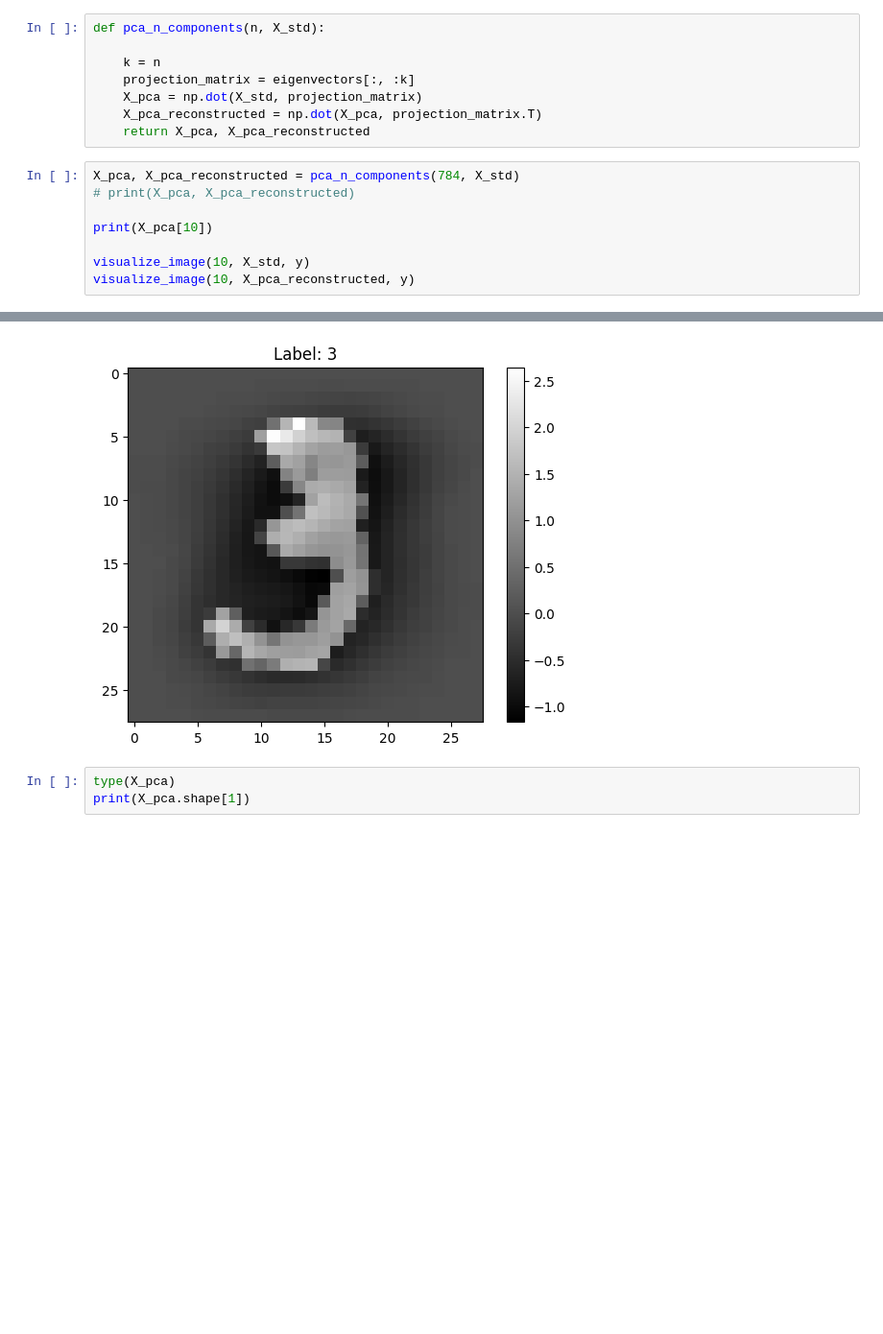
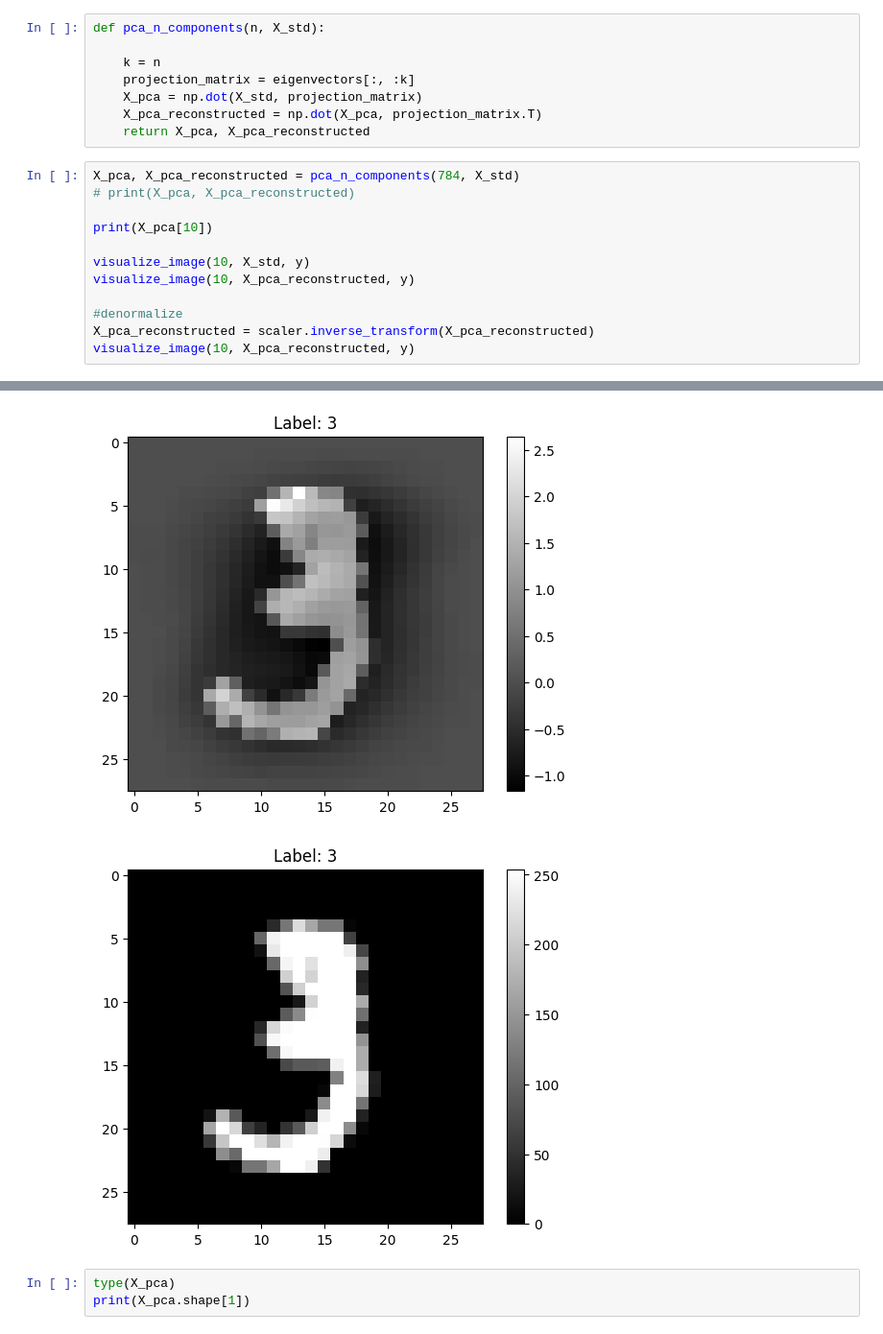
Before and after one commit to charlesgit670/__ProjetEcole__UnsupervisedLearning, a Jupyter notebook: src/PCA.ipynb, the cells around one changed output, grey strips where cells are left out. Shown: that part at 96% size. Cells and saved outputs as stored; diff of their text form; blank space fills up the shorter version.

```diff
--- a/src/PCA.ipynb
+++ b/src/PCA.ipynb
@@ -172,31 +172,36 @@ def pca_n_components(n, X_std):
 # %%
 X_pca, X_pca_reconstructed = pca_n_components(784, X_std)
 # print(X_pca, X_pca_reconstructed)
 
 print(X_pca[10])
 
 visualize_image(10, X_std, y)
 visualize_image(10, X_pca_reconstructed, y)
+
+#denormalize
+X_pca_reconstructed = scaler.inverse_transform(X_pca_reconstructed)
+visualize_image(10, X_pca_reconstructed, y)
 # %% [output]
 [ 2.37480289e+00 -2.07319429e+00 -4.80116987e+00 -5.82338958e+00
  -5.36469103e+00  2.81297045e+00  2.25844629e+00 -3.77545336e+00
  -3.62296991e-01 -1.90912250e+00 -2.40625036e+00  2.31477930e-01
   2.70608721e+00 -5.11971273e-01 -4.96584405e-01 -2.35345846e+00
   1.70511263e+00  1.62969587e+00  8.00405480e-01  4.74734000e-01
   1.39179266e+00 -3.87468472e-01  3.32454836e+00 -1.10860963e+00
  -5.01159657e-01  2.51701836e-02 -2.72074006e+00  4.50156140e-01
   1.42438335e+00 -1.38783779e+00  4.64998919e-01 -8.59265960e-01
  -3.55640539e-01 -1.09403801e+00  2.44939617e-01 -6.31341232e-01
  -2.93962166e-01 -7.15758473e-01 -1.68471077e+00 -6.04208106e-01
  -1.10633885e+00  2.55856262e+00  1.04585180e+00 -1.49122254e+00
   3.87531385e-01 -7.29073285e-01  4.08996293e-01 -2.53450768e-01
 ... (180 lines left out)
   6.20216060e-14 -1.33178407e-13 -5.13140665e-14  9.16649565e-13
  -2.84556798e-12  1.31305169e-13  5.06646824e-13  1.50761219e-13
   2.06882112e-14  6.78170406e-14 -1.67430811e-13  1.27434622e-13
   3.87591744e-12  9.02559135e-14 -2.52213654e-13 -2.77655199e-13]
 [figure]
 [figure]
+[figure, added]
 # %%
 type(X_pca)
 print(X_pca.shape[1])
```
Also changed, not shown: parts of 3 cells of this notebook.
